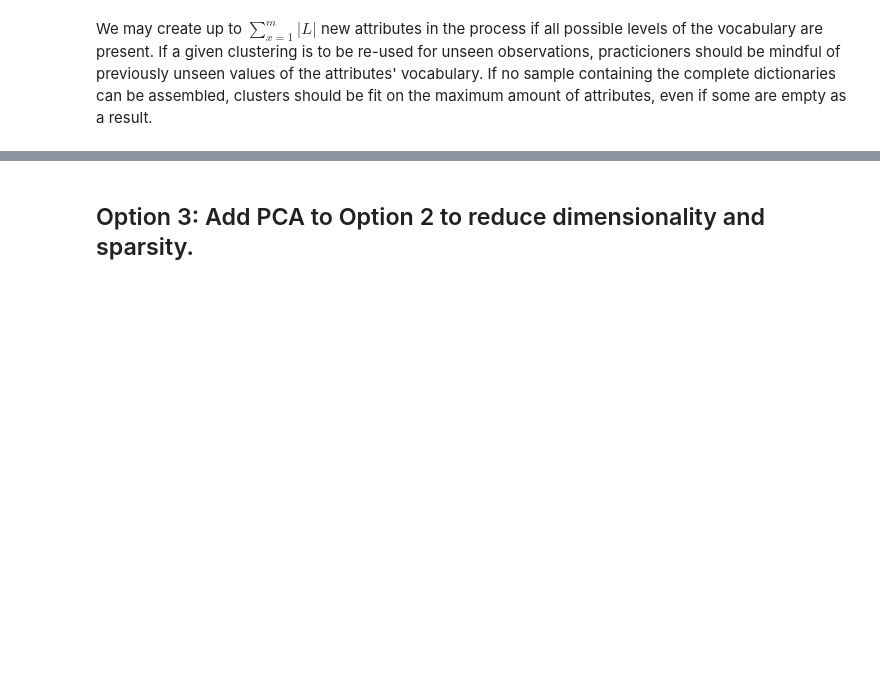
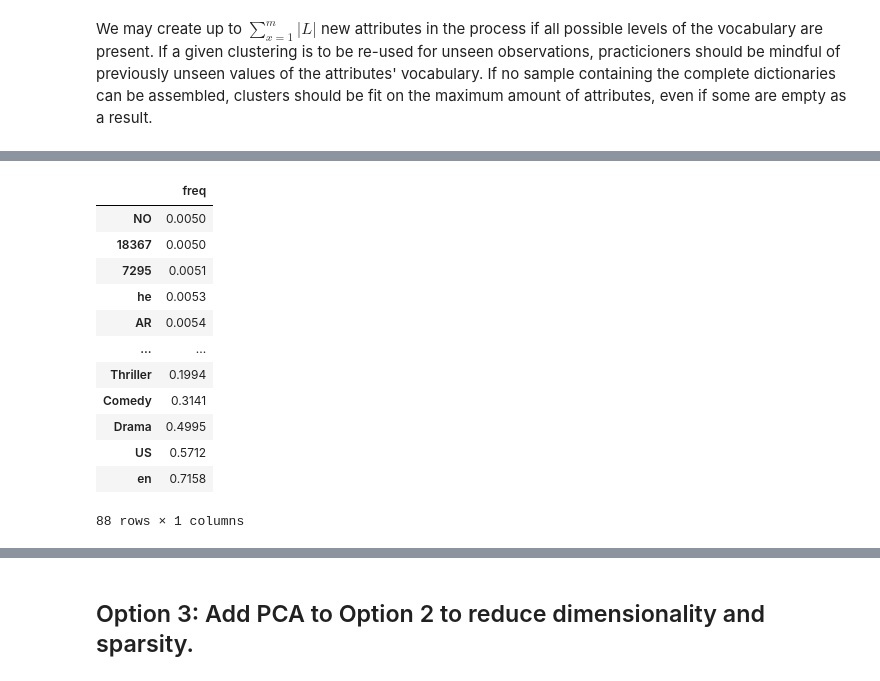
Before and after one commit to ManuelConcepcion/extended_kprototypes, a Jupyter notebook: examples/movies_metadata.ipynb, the cells around one changed output, grey strips where cells are left out. Cells and saved outputs as stored; diff of their text form; code cells hidden in the pictures; blank space fills up the shorter version.

```diff
--- a/examples/movies_metadata.ipynb
+++ b/examples/movies_metadata.ipynb
@@ -531,0 +577,16 @@ option_2_df.head()
+# %%
+frequencies[frequencies.freq >= 0.005]
+# %% [output]
+|  | freq |
+| NO | 0.0050 |
+| 18367 | 0.0050 |
+| 7295 | 0.0051 |
+| he | 0.0053 |
+| AR | 0.0054 |
+| ... | ... |
+| Thriller | 0.1994 |
+| Comedy | 0.3141 |
+| Drama | 0.4995 |
+| US | 0.5712 |
+| en | 0.7158 |
+88 rows × 1 columns
```
Also changed, not shown: parts of 20 cells of this notebook.
